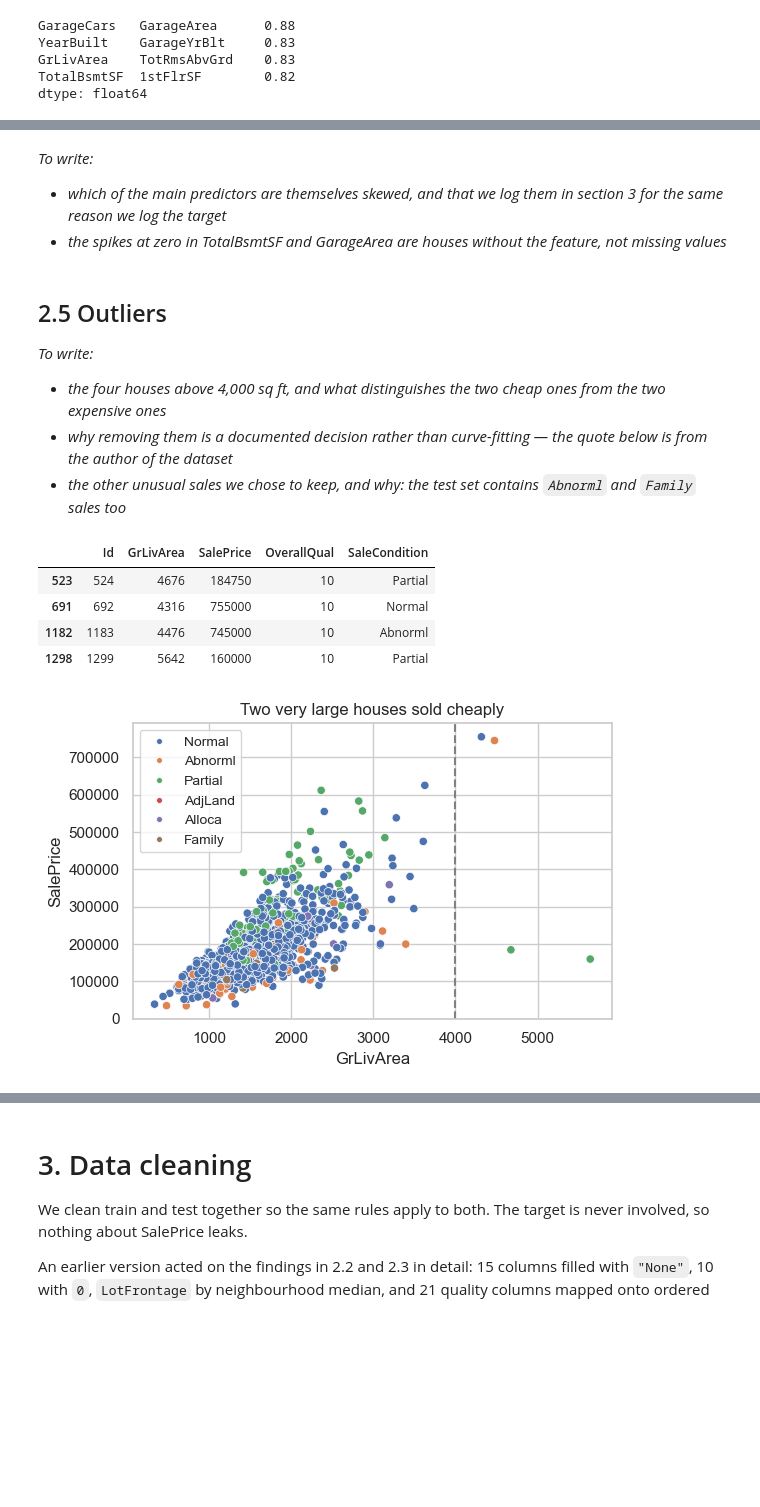
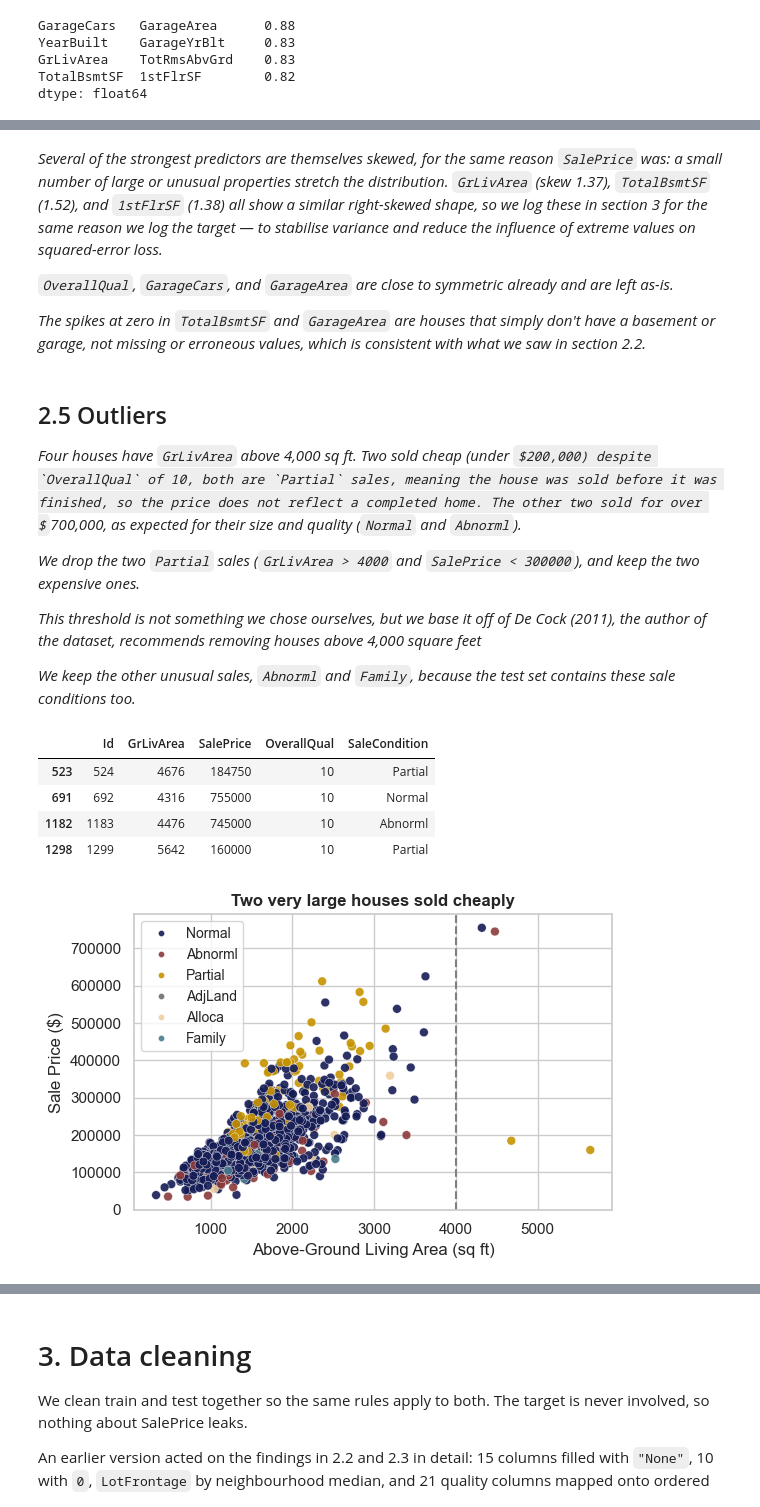
Before and after one commit to siddharthyashkukreja-cloud/smu_programming_group, a Jupyter notebook: ACCT682_Housing_prices.ipynb, the cells around one changed output, grey strips where cells are left out. Drawn from its saved outputs; the diff is of its cells as text; code cells hidden in the pictures; some formulas as TeX source; blank space fills up the shorter version.

```diff
--- a/ACCT682_Housing_prices.ipynb
+++ b/ACCT682_Housing_prices.ipynb
@@ -259,27 +277,42 @@ plt.tight_layout()
 # %% [markdown]
-*To write:*
-- *which of the main predictors are themselves skewed, and that we log them in section 3 for the same reason we log the target*
-- *the spikes at zero in TotalBsmtSF and GarageArea are houses without the feature, not missing values*
+*Several of the strongest predictors are themselves skewed, for the same reason `SalePrice` was: a small number of large or unusual properties stretch the distribution. `GrLivArea` (skew 1.37), `TotalBsmtSF` (1.52), and `1stFlrSF` (1.38) all show a similar right-skewed shape, so we log these in section 3 for the same reason we log the target — to stabilise variance and reduce the influence of extreme values on squared-error loss.*
+
+*`OverallQual`, `GarageCars`, and `GarageArea` are close to symmetric already and are left as-is.*
+
+*The spikes at zero in `TotalBsmtSF` and `GarageArea` are houses that simply don't have a basement or garage, not missing or erroneous values, which is consistent with what we saw in section 2.2.*
 # %% [markdown]
 ## 2.5 Outliers
 
-*To write:*
-- *the four houses above 4,000 sq ft, and what distinguishes the two cheap ones from the two expensive ones*
-- *why removing them is a documented decision rather than curve-fitting — the quote below is from the author of the dataset*
-- *the other unusual sales we chose to keep, and why: the test set contains `Abnorml` and `Family` sales too*
+*Four houses have `GrLivArea` above 4,000 sq ft. Two sold cheap (under $200,000) despite `OverallQual` of 10, both are `Partial` sales, meaning the house was sold before it was finished, so the price does not reflect a completed home. The other two sold for over $700,000, as expected for their size and quality (`Normal` and `Abnorml`).*
+
+*We drop the two `Partial` sales (`GrLivArea > 4000` and `SalePrice < 300000`), and keep the two expensive ones.*
+
+*This threshold is not something we chose ourselves, but we base it off of De Cock (2011), the author of the dataset, recommends removing houses above 4,000 square feet*
+
+*We keep the other unusual sales, `Abnorml` and `Family`, because the test set contains these sale conditions too.*
 # %%
+brand_palette = {
+    "Normal":  "#151C55",
+    "Partial": "#C69200",
+    "Abnorml": "#8B3A3A",
+    "Family":  "#4A7A8C",
+    "Alloca":  "#EFD09E",
+    "AdjLand": "#6E6E6E",
+}
 plt.figure(figsize=(6, 4))
-sns.scatterplot(data=train, x="GrLivArea", y="SalePrice", hue="SaleCondition")
+sns.scatterplot(data=train, x="GrLivArea", y="SalePrice", hue="SaleCondition", palette=brand_palette, s=40, alpha=0.9, edgecolor="white", linewidth=0.3 )
 plt.axvline(4000, ls="--", c="grey")
-plt.title("Two very large houses sold cheaply")
+plt.title("Two very large houses sold cheaply",  fontweight="bold", fontsize=12 )
 plt.legend(loc="upper left", fontsize="small", markerscale=0.7)
+plt.xlabel("Above-Ground Living Area (sq ft)")
+plt.ylabel("Sale Price ($)")
 plt.tight_layout()
 train.loc[train.GrLivArea > 4000, ["Id", "GrLivArea", "SalePrice", "OverallQual", "SaleCondition"]]
 # %% [output]
 |  | Id | GrLivArea | SalePrice | OverallQual | SaleCondition |
 | 523 | 524 | 4676 | 184750 | 10 | Partial |
 | 691 | 692 | 4316 | 755000 | 10 | Normal |
 | 1182 | 1183 | 4476 | 745000 | 10 | Abnorml |
 | 1298 | 1299 | 5642 | 160000 | 10 | Partial |
-[figure, old version]
+[figure, new version]
 # %% [markdown]
```
Also changed, not shown: parts of 15 cells of this notebook.
